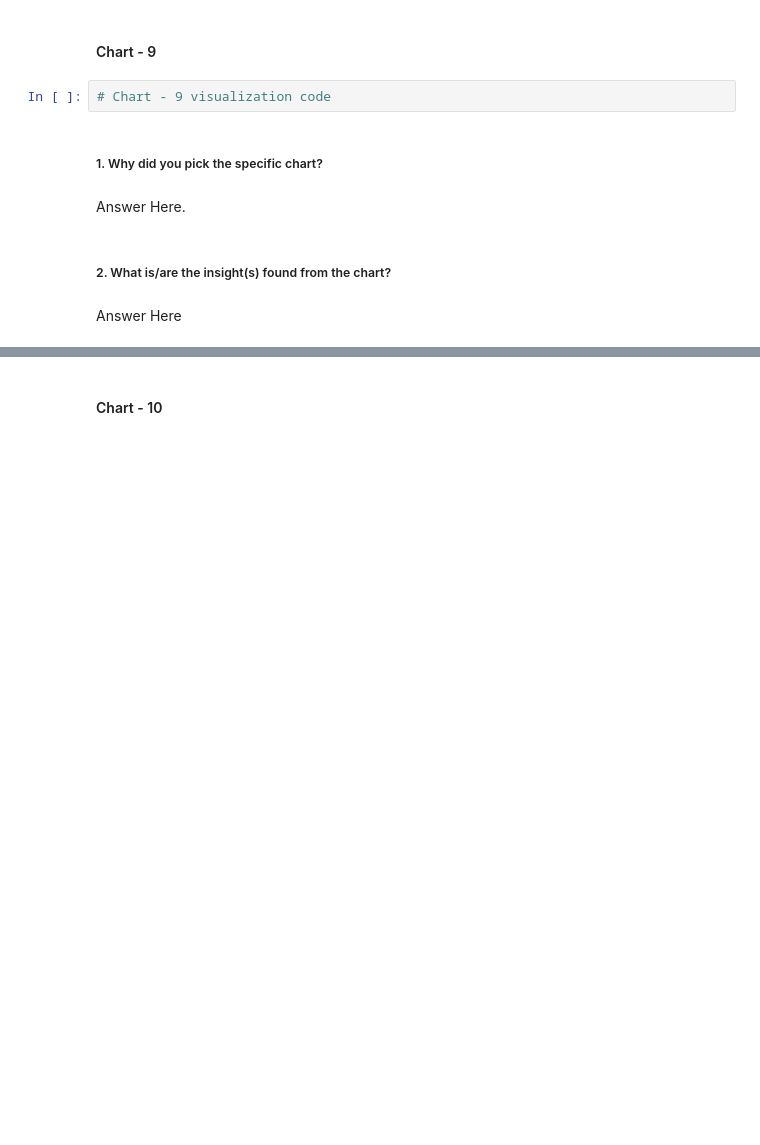
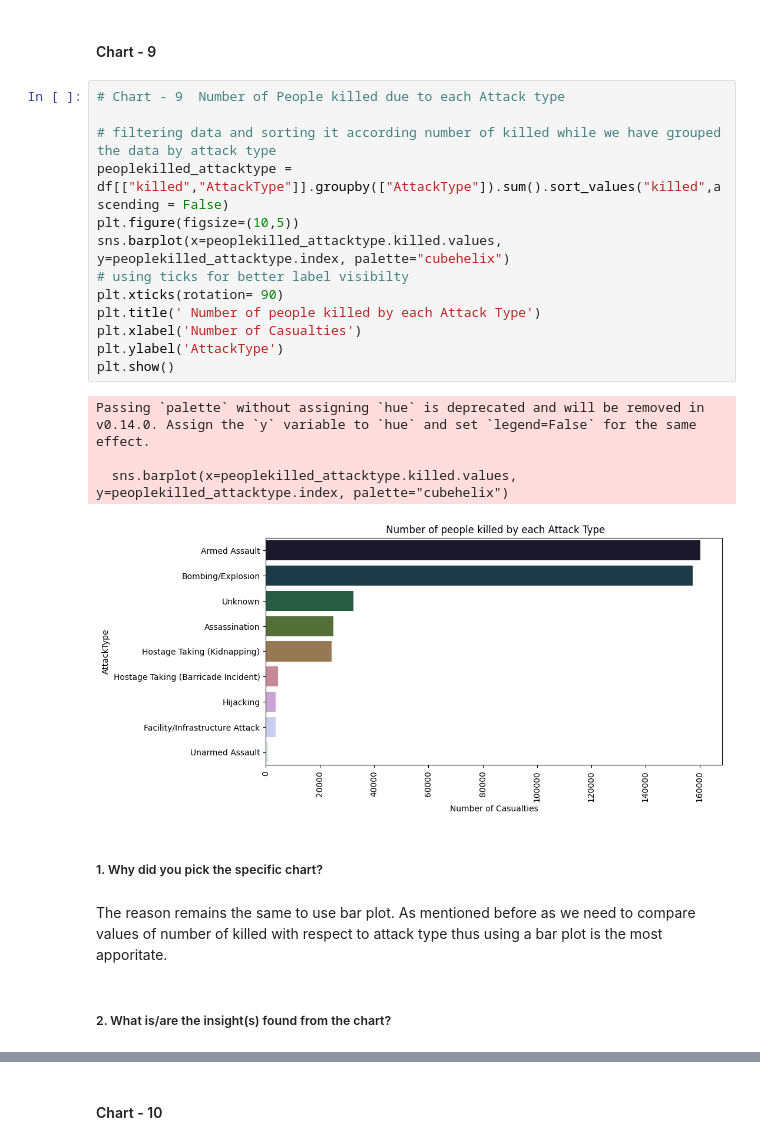
Before and after one commit to ARX662/Capstone_Projects_AlmaBetter, a Jupyter notebook: EDA_Global_Terrorism_Database_Anurag_Rath.ipynb, the cells around one changed output, grey strips where cells are left out. Drawn from its saved outputs; the diff is of its cells as text; blank space fills up the shorter version.

```diff
--- a/EDA_Global_Terrorism_Database_Anurag_Rath.ipynb
+++ b/EDA_Global_Terrorism_Database_Anurag_Rath.ipynb
@@ -636,13 +611,27 @@ The number of casualties decreased in 2017 (26,445).
 This decline may indicate improved security measures, peace efforts, or changes in conflict dynamics although it cannot be ignored that the number casualties is still large although it may be less compared to casualties in 2014.
 # %% [markdown]
 #### Chart - 9
-# %%
-# Chart - 9 visualization code
+# %%
+# Chart - 9  Number of People killed due to each Attack type
+
+# filtering data and sorting it according number of killed while we have grouped the data by attack type
+peoplekilled_attacktype = df[["killed","AttackType"]].groupby(["AttackType"]).sum().sort_values("killed",ascending = False)
+plt.figure(figsize=(10,5))
+sns.barplot(x=peoplekilled_attacktype.killed.values, y=peoplekilled_attacktype.index, palette="cubehelix")
+# using ticks for better label visibilty
+plt.xticks(rotation= 90)
+plt.title(' Number of people killed by each Attack Type')
+plt.xlabel('Number of Casualties')
+plt.ylabel('AttackType')
+plt.show()
+# %% [output]
+Passing `palette` without assigning `hue` is deprecated and will be removed in v0.14.0. Assign the `y` variable to `hue` and set `legend=False` for the same effect.
+
+  sns.barplot(x=peoplekilled_attacktype.killed.values, y=peoplekilled_attacktype.index, palette="cubehelix")
+[figure, added]
 # %% [markdown]
 ##### 1. Why did you pick the specific chart?
-# %% [markdown]
-Answer Here.
+# %% [markdown]
+The reason remains the same to use bar plot. As mentioned before as we need to compare values of number of killed with respect to attack type thus using a bar plot is the most apporitate.
 # %% [markdown]
 ##### 2. What is/are the insight(s) found from the chart?
-# %% [markdown]
-Answer Here
```
Also changed, not shown: parts of 54 cells of this notebook.
